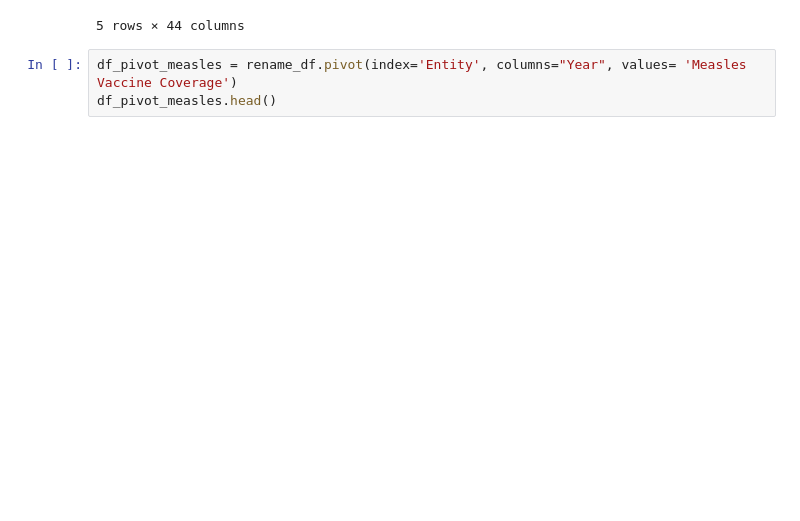
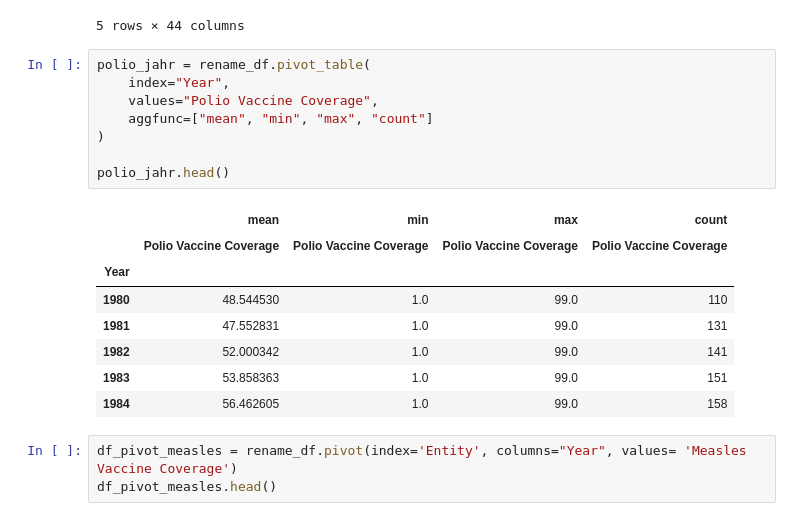
Before and after one commit to gandlea/LN-2-HS2025, a Jupyter notebook: Leistungsnachweis.ipynb, the cells around one changed output. Drawn from its saved outputs; the diff is of its cells as text; blank space fills up the shorter version.

```diff
--- a/Leistungsnachweis.ipynb
+++ b/Leistungsnachweis.ipynb
@@ -88,6 +88,23 @@ df_pivot_polio.head()
 | Algeria | NaN | 31.000000 | 31.000000 | 30.000000 | 30.000000 | 69.00000 | 72.000000 | 79.000000 | 85.000000 | 87.000000 | ... | ... |
 | Andorra | NaN | NaN | NaN | NaN | NaN | NaN | NaN | NaN | NaN | NaN | ... | ... |
 5 rows × 44 columns
+# %%
+polio_jahr = rename_df.pivot_table(
+    index="Year",
+    values="Polio Vaccine Coverage",
+    aggfunc=["mean", "min", "max", "count"]
+)
+
+polio_jahr.head()
+# %% [output]
+|  | mean | min | max | count |
+|  | Polio Vaccine Coverage | Polio Vaccine Coverage | Polio Vaccine Coverage | Polio Vaccine Coverage |
+| Year |  |  |  |  |
+| 1980 | 48.544530 | 1.0 | 99.0 | 110 |
+| 1981 | 47.552831 | 1.0 | 99.0 | 131 |
+| 1982 | 52.000342 | 1.0 | 99.0 | 141 |
+| 1983 | 53.858363 | 1.0 | 99.0 | 151 |
+| 1984 | 56.462605 | 1.0 | 99.0 | 158 |
 # %%
 df_pivot_measles = rename_df.pivot(index='Entity', columns="Year", values= 'Measles Vaccine Coverage')
 df_pivot_measles.head()
```
Also changed, not shown: parts of 4 cells of this notebook.
